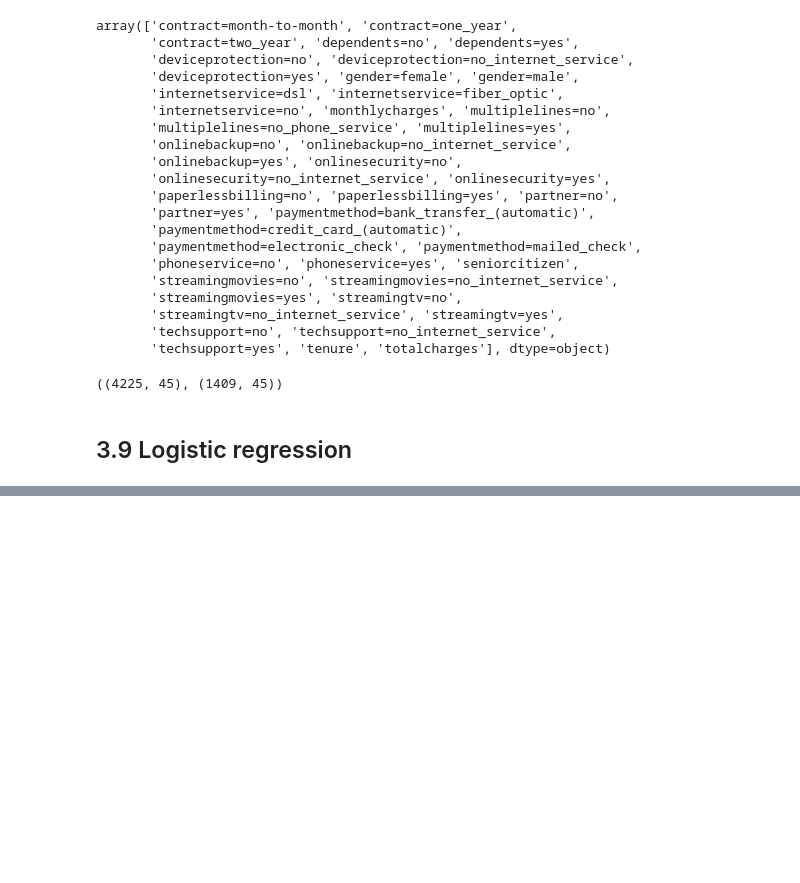
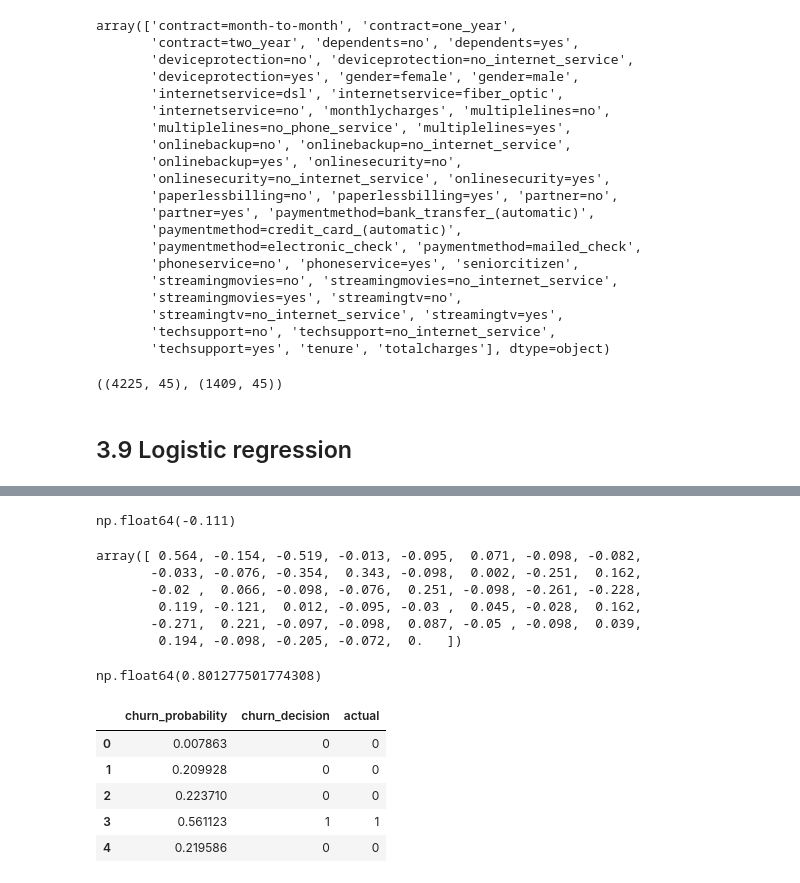
Before and after one commit to lautarocolli/machine-learning-zoomcamp-homework, a Jupyter notebook: 03-classification/churn_prediction_project.ipynb, the cells around one changed output, grey strips where cells are left out. Drawn from its saved outputs; the diff is of its cells as text; code cells hidden in the pictures; blank space fills up the shorter version.

```diff
--- a/03-classification/churn_prediction_project.ipynb
+++ b/03-classification/churn_prediction_project.ipynb
@@ -417,0 +433,3 @@ X_train.shape , X_val.shape
+# %%
+model = LogisticRegression()
+model.fit(X_train, y_train)
@@ -417,0 +446,13 @@ X_train.shape , X_val.shape
+# %%
+model.intercept_[0].round(3)
+# %% [output]
+np.float64(-0.111)
+# %%
+model.coef_[0].round(3)
+# %% [output]
+array([ 0.564, -0.154, -0.519, -0.013, -0.095,  0.071, -0.098, -0.082,
+       -0.033, -0.076, -0.354,  0.343, -0.098,  0.002, -0.251,  0.162,
+       -0.02 ,  0.066, -0.098, -0.076,  0.251, -0.098, -0.261, -0.228,
+        0.119, -0.121,  0.012, -0.095, -0.03 ,  0.045, -0.028,  0.162,
+       -0.271,  0.221, -0.097, -0.098,  0.087, -0.05 , -0.098,  0.039,
+        0.194, -0.098, -0.205, -0.072,  0.   ])
@@ -417,0 +465,17 @@ X_train.shape , X_val.shape
+# %%
+accuracy
+# %% [output]
+np.float64(0.801277501774308)
+# %%
+df_pred = pd.DataFrame()
+df_pred['churn_probability'] = y_pred
+df_pred['churn_decision'] = churn_decision.astype(int)
+df_pred['actual'] = y_val
+df_pred.head()
+# %% [output]
+|  | churn_probability | churn_decision | actual |
+| 0 | 0.007863 | 0 | 0 |
+| 1 | 0.209928 | 0 | 0 |
+| 2 | 0.223710 | 0 | 0 |
+| 3 | 0.561123 | 1 | 1 |
+| 4 | 0.219586 | 0 | 0 |
```
Also changed, not shown: parts of 14 cells of this notebook.
